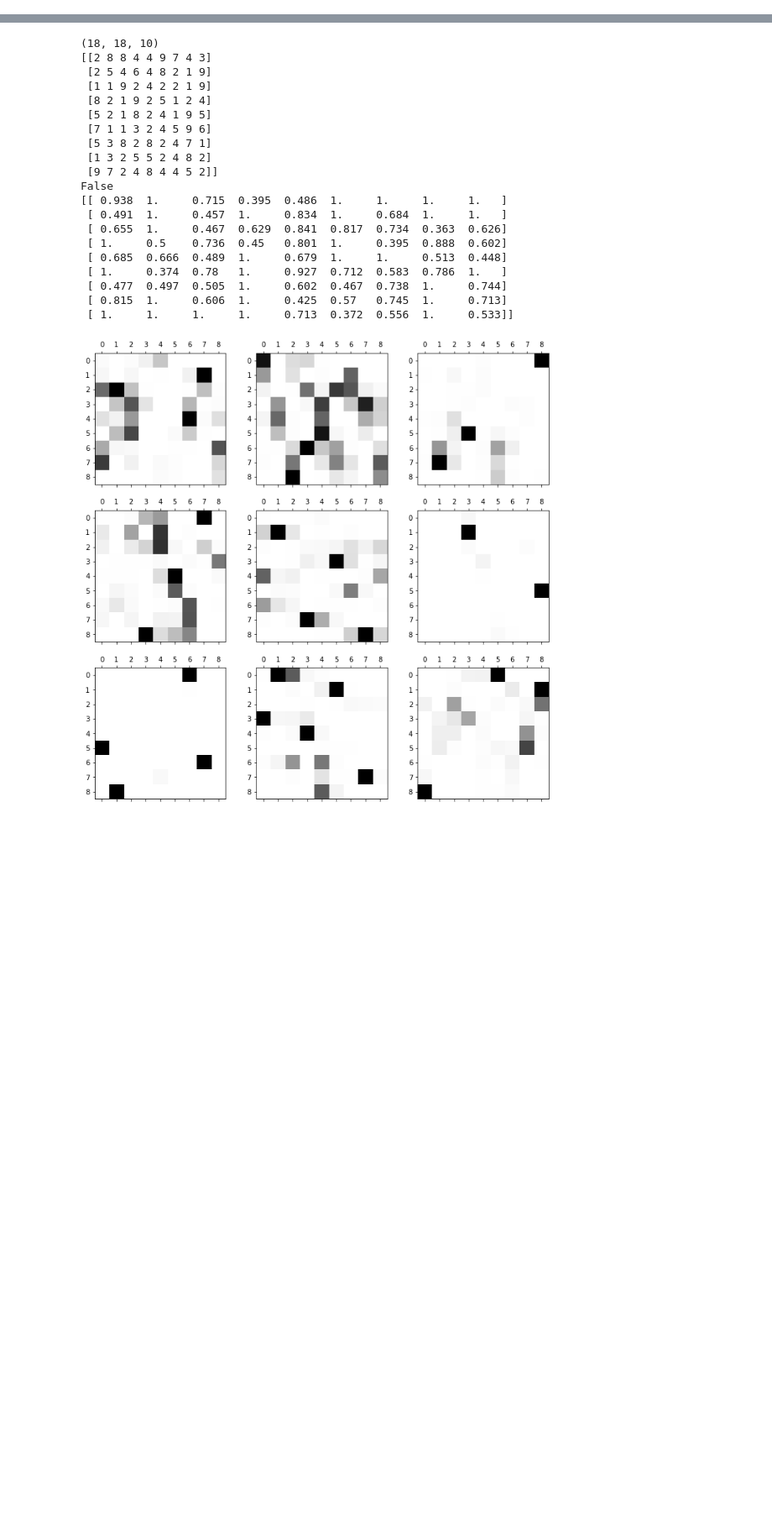
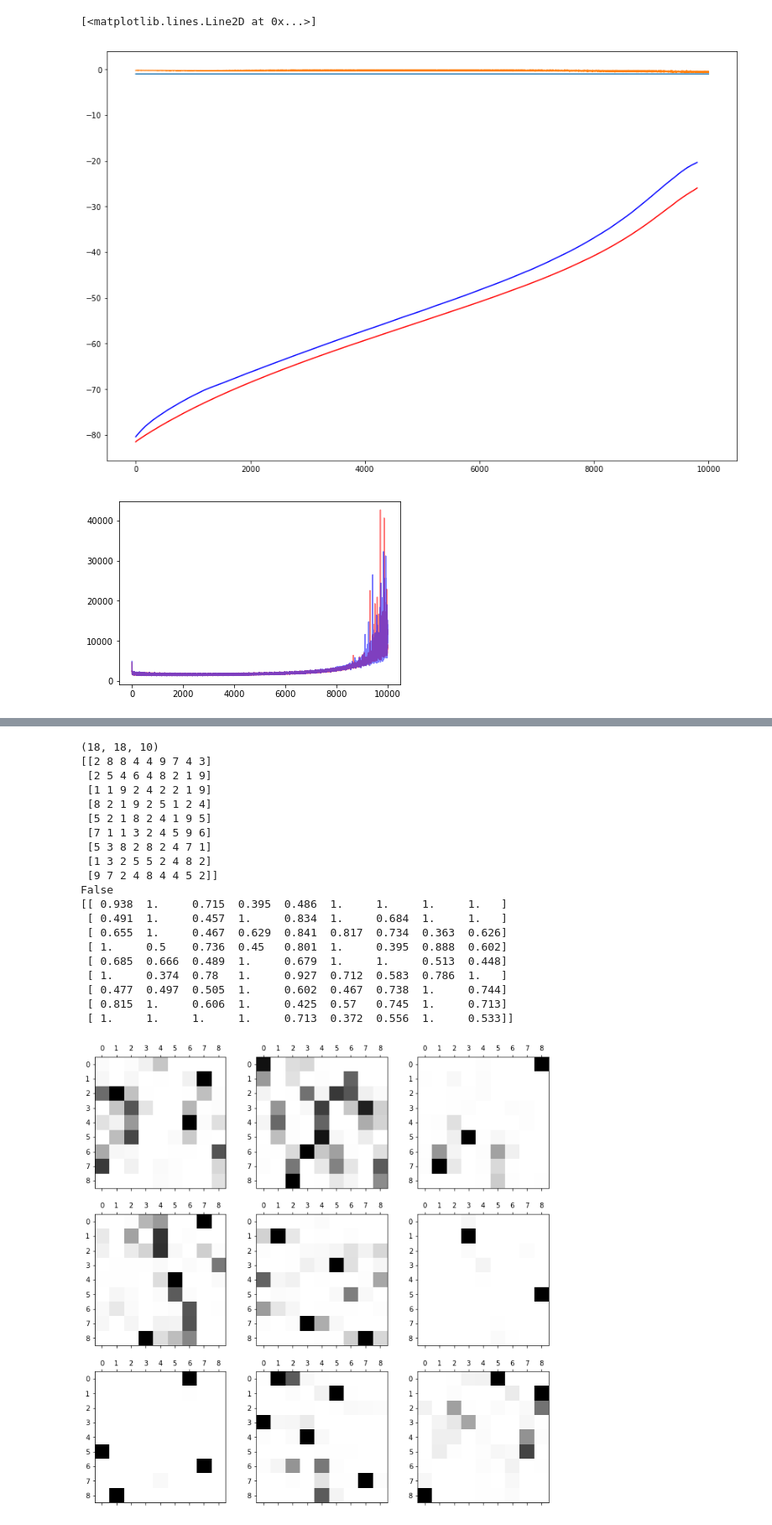
Before and after one commit to TheLortex/mean-field-inference, a Jupyter notebook: Untitled.ipynb, the cells around one changed output, grey strips where cells are left out. Shown: that part at 84% size. Drawn from its saved outputs; the diff is of its cells as text; code cells hidden in the pictures; blank space fills up the shorter version.

```diff
--- a/Untitled.ipynb
+++ b/Untitled.ipynb
@@ -31,0 +38,17 @@ plt.plot(lr[1])
+# %%
+with open('experiment4/0_3_mul_False.lrn','rb') as f:
+    lr = pickle.load(f)
+with open('experiment4/2_3_mul_False.lrn','rb') as f:
+    lr2 = pickle.load(f)
+plt.figure(figsize=(15,10))
+plt.plot(moving_average(lr[0],10000/50),color='red')
+plt.plot(moving_average(lr2[0],10000/50),color='blue')
+plt.plot(np.array(lr[0])-np.array(lr[2]))
+plt.plot(np.array(lr2[0])-np.array(lr2[2]))
+plt.figure()
+plt.plot(lr[1],color='red',alpha=0.5)
+plt.plot(lr2[1],color='blue',alpha=0.5)
+# %% [output]
+[<matplotlib.lines.Line2D at 0x...>]
+[figure, added]
+[figure, added]
```
Also changed, not shown: parts of 8 cells of this notebook, 7 other files.
